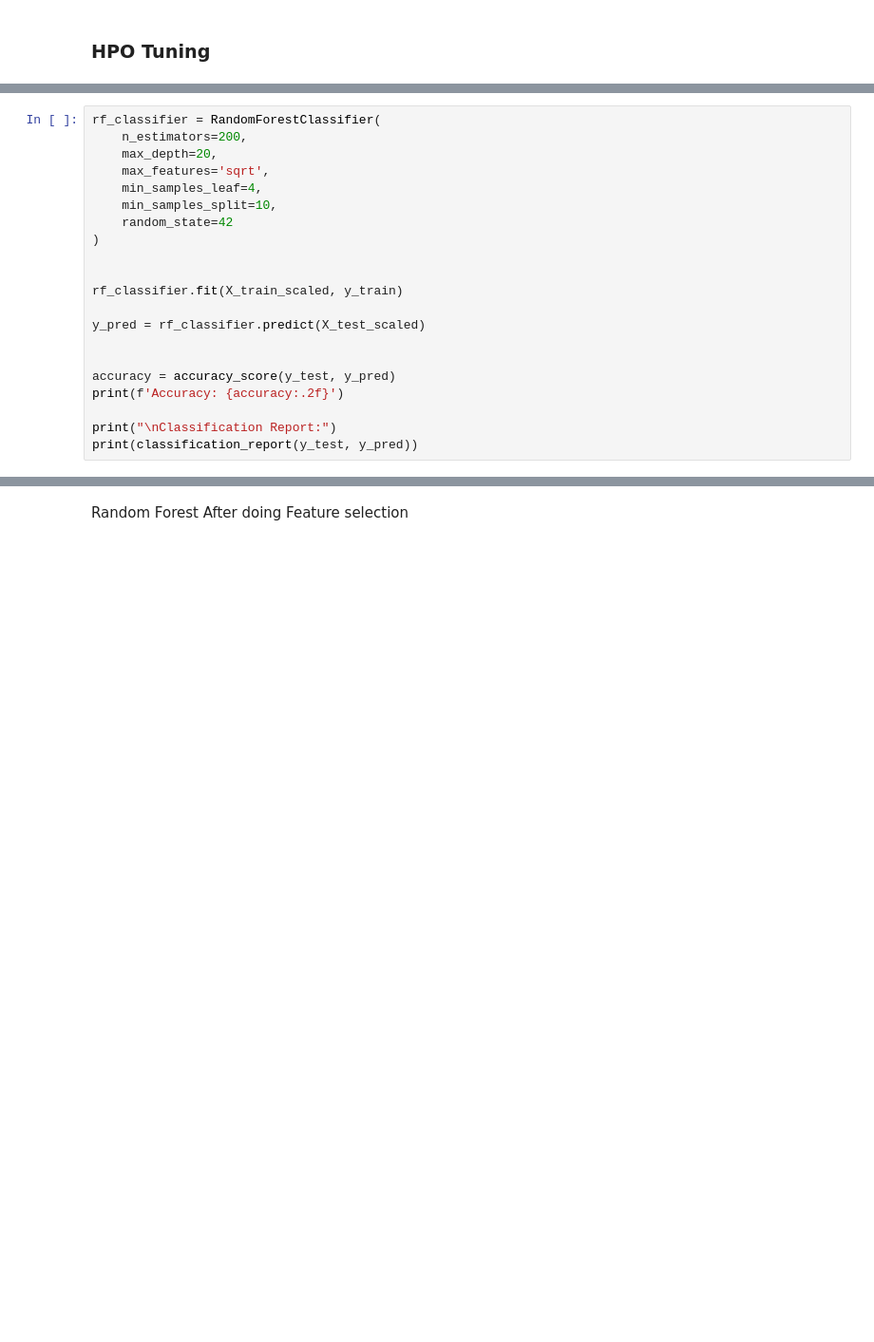
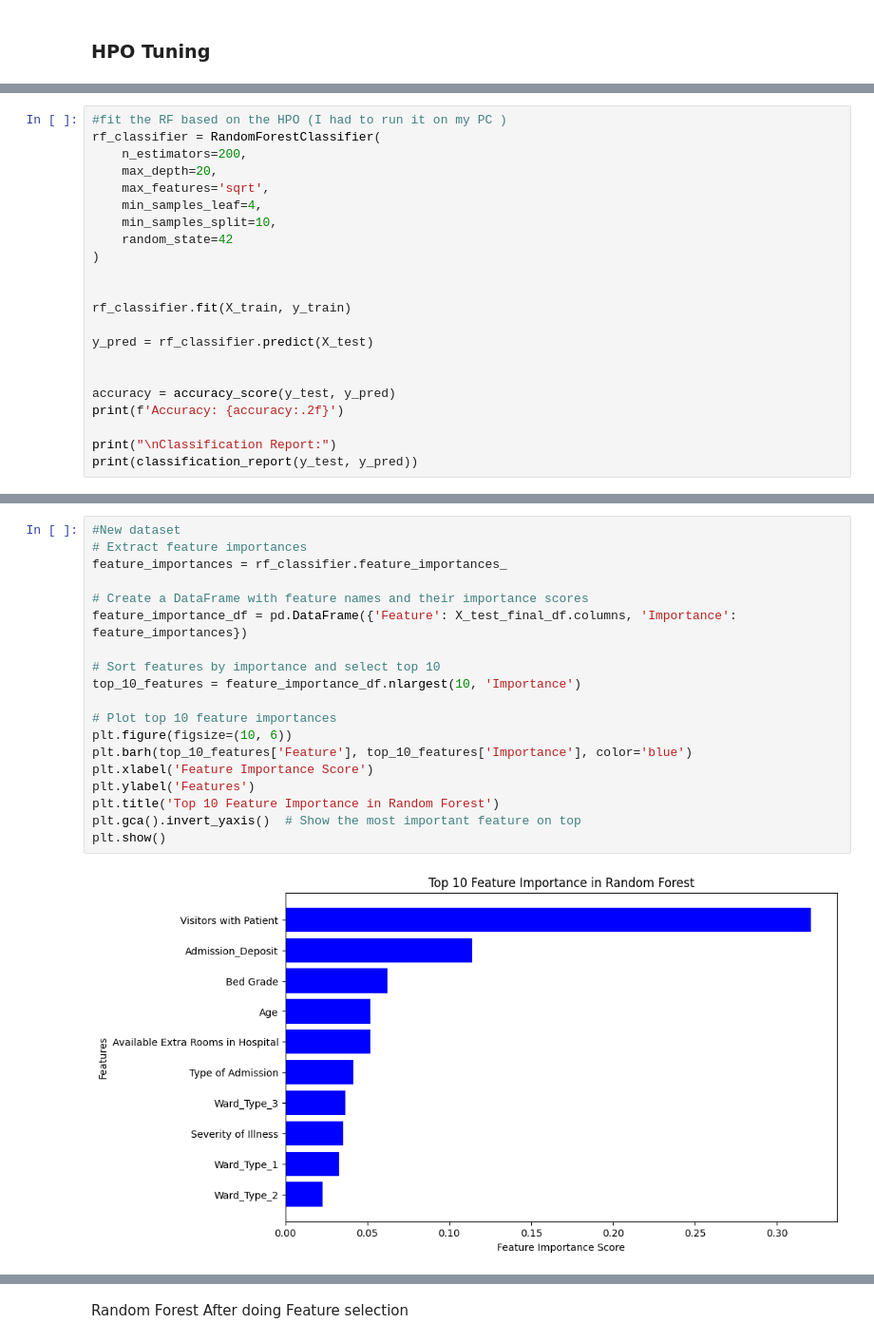
Before and after one commit to Jayjolie1026/4260, a Jupyter notebook: Kmeans-RandomForest.ipynb, the cells around one changed output, grey strips where cells are left out. Shown at 95% size. Saved outputs shown, nothing was run; the diff lists cells and outputs as text; blank space fills up the shorter version.

```diff
--- a/Kmeans-RandomForest.ipynb
+++ b/Kmeans-RandomForest.ipynb
@@ -353,6 +306,7 @@ print(classification_report(y_test, y_pred))
 Fitting 5 folds for each of 216 candidates, totalling 1080 fits
 KeyboardInterrupt:
 # %%
+#fit the RF based on the HPO (I had to run it on my PC )
 rf_classifier = RandomForestClassifier(
     n_estimators=200,
     max_depth=20,
@@ -363,9 +317,9 @@ rf_classifier = RandomForestClassifier(
 )
 
 
-rf_classifier.fit(X_train_scaled, y_train)
+rf_classifier.fit(X_train, y_train)
 
-y_pred = rf_classifier.predict(X_test_scaled)
+y_pred = rf_classifier.predict(X_test)
 
 
 accuracy = accuracy_score(y_test, y_pred)
@@ -396,2 +350,23 @@ Classification Report:
 weighted avg       0.42      0.42      0.38     63688
+# %%
+#New dataset
+# Extract feature importances
+feature_importances = rf_classifier.feature_importances_
+
+# Create a DataFrame with feature names and their importance scores
+feature_importance_df = pd.DataFrame({'Feature': X_test_final_df.columns, 'Importance': feature_importances})
+
+# Sort features by importance and select top 10
+top_10_features = feature_importance_df.nlargest(10, 'Importance')
+
+# Plot top 10 feature importances
+plt.figure(figsize=(10, 6))
+plt.barh(top_10_features['Feature'], top_10_features['Importance'], color='blue')
+plt.xlabel('Feature Importance Score')
+plt.ylabel('Features')
+plt.title('Top 10 Feature Importance in Random Forest')
+plt.gca().invert_yaxis()  # Show the most important feature on top
+plt.show()
+# %% [output]
+[figure, added]
 # %%
```
Also changed, not shown: parts of 23 cells of this notebook, 1 other file.
